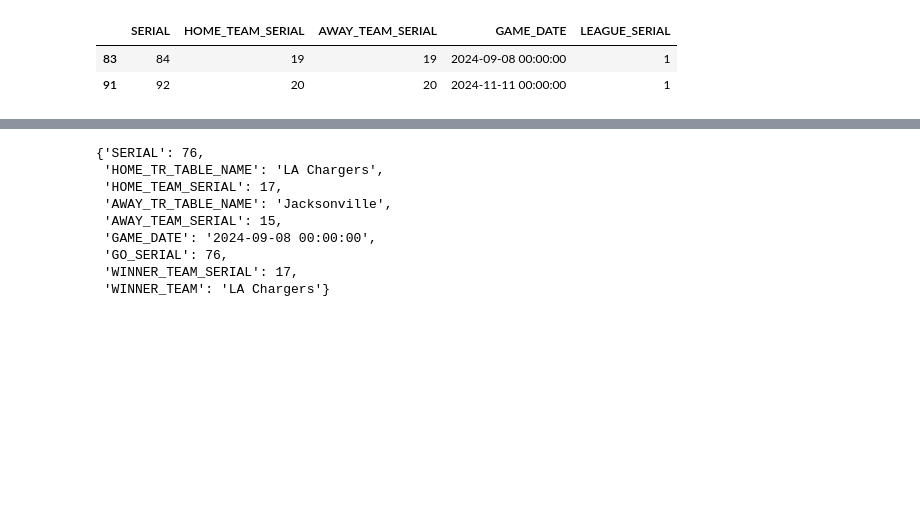
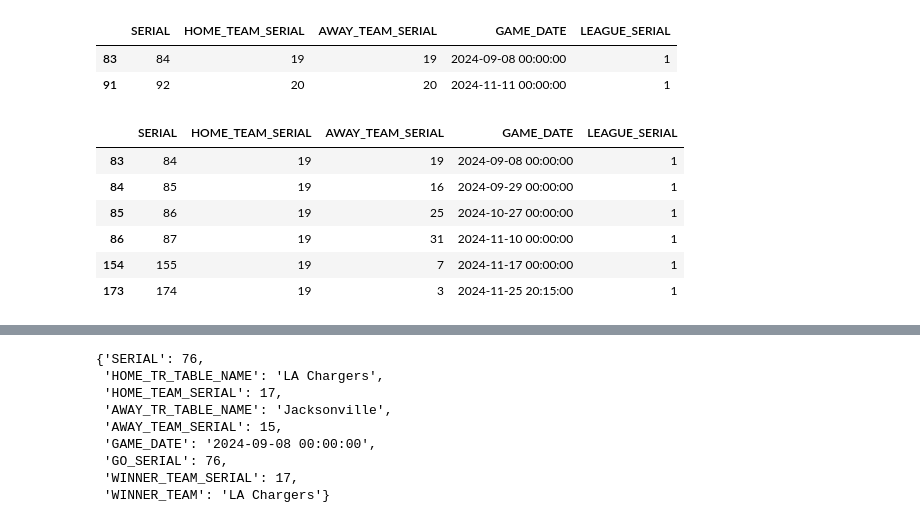
Before and after one commit to tmccoy94/Sports_Data_Project, a Jupyter notebook: test2.ipynb, the cells around one changed output, grey strips where cells are left out. Saved outputs shown, nothing was run; the diff lists cells and outputs as text; code cells hidden in the pictures; blank space fills up the shorter version.

```diff
--- a/test2.ipynb
+++ b/test2.ipynb
@@ -292,3 +313,15 @@ games_df[games_df['HOME_TEAM_SERIAL'] == games_df['AWAY_TEAM_SERIAL']]
 |  | SERIAL | HOME_TEAM_SERIAL | AWAY_TEAM_SERIAL | GAME_DATE | LEAGUE_SERIAL |
 | 83 | 84 | 19 | 19 | 2024-09-08 00:00:00 | 1 |
 | 91 | 92 | 20 | 20 | 2024-11-11 00:00:00 | 1 |
+# %%
+teams_grpby = games_df.groupby('HOME_TEAM_SERIAL')
+
+teams_grpby.get_group(19)
+# %% [output]
+|  | SERIAL | HOME_TEAM_SERIAL | AWAY_TEAM_SERIAL | GAME_DATE | LEAGUE_SERIAL |
+| 83 | 84 | 19 | 19 | 2024-09-08 00:00:00 | 1 |
+| 84 | 85 | 19 | 16 | 2024-09-29 00:00:00 | 1 |
+| 85 | 86 | 19 | 25 | 2024-10-27 00:00:00 | 1 |
+| 86 | 87 | 19 | 31 | 2024-11-10 00:00:00 | 1 |
+| 154 | 155 | 19 | 7 | 2024-11-17 00:00:00 | 1 |
+| 173 | 174 | 19 | 3 | 2024-11-25 20:15:00 | 1 |
```
Also changed, not shown: parts of 5 cells of this notebook, 2 other files.
